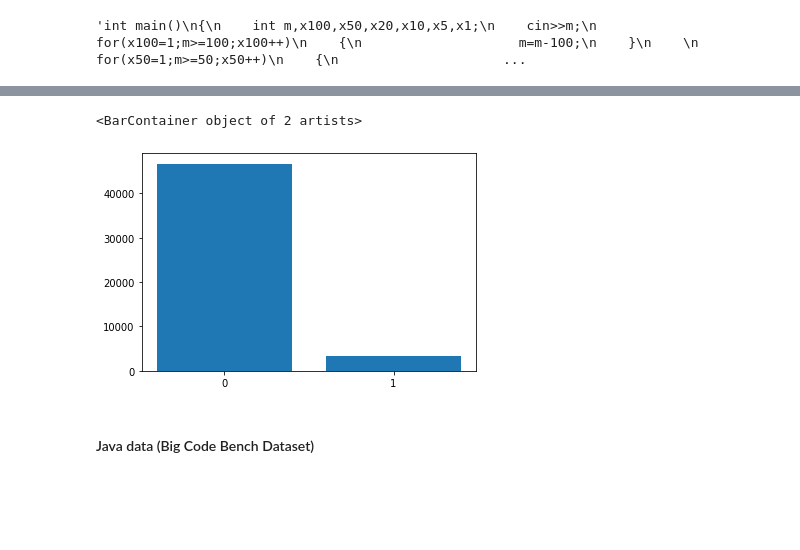
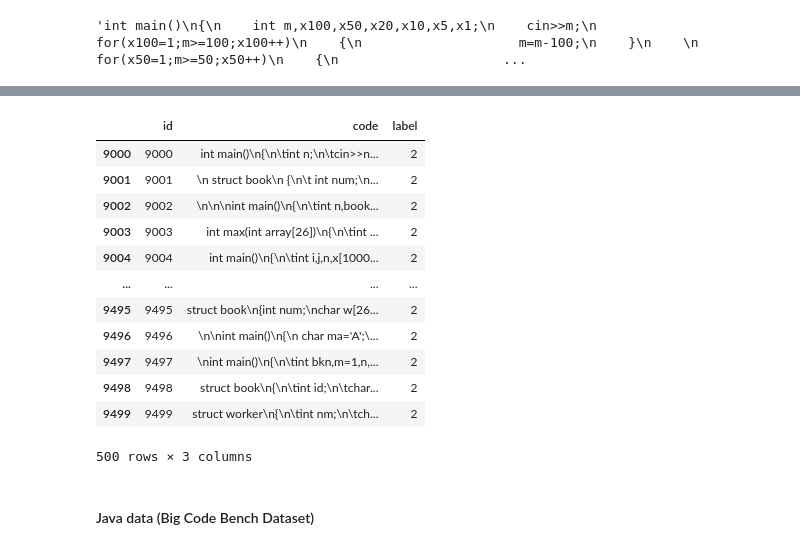
Before and after one commit to hazimhanif/svd_exp3, a Jupyter notebook: Exploration_clone.ipynb, the cells around one changed output, grey strips where cells are left out. Cells and saved outputs as stored; diff of their text form; code cells hidden in the pictures; blank space fills up the shorter version.

```diff
--- a/Exploration_clone.ipynb
+++ b/Exploration_clone.ipynb
@@ -61,8 +103,19 @@ Name: label, dtype: int64
-# %%
-plt.bar(mydf.iloc[:,2].value_counts().index.values.astype('str'),mydf.iloc[:,2].value_counts().values)
-# %% [output]
-<BarContainer object of 2 artists>
-[figure, removed]
+# %%
+mydf2[mydf2.label==2]
+# %% [output]
+|  | id | code | label |
+| 9000 | 9000 | int main()\n{\n\tint n;\n\tcin>>n... | 2 |
+| 9001 | 9001 | \n struct book\n {\n\t int num;\n... | 2 |
+| 9002 | 9002 | \n\n\nint main()\n{\n\tint n,book... | 2 |
+| 9003 | 9003 | int max(int array[26])\n{\n\tint ... | 2 |
+| 9004 | 9004 | int main()\n{\n\tint i,j,n,x[1000... | 2 |
+| ... | ... | ... | ... |
+| 9495 | 9495 | struct book\n{int num;\nchar w[26... | 2 |
+| 9496 | 9496 | \n\nint main()\n{\n char ma='A';\... | 2 |
+| 9497 | 9497 | \nint main()\n{\n\tint bkn,m=1,n,... | 2 |
+| 9498 | 9498 | struct book\n{\n\tint id;\n\tchar... | 2 |
+| 9499 | 9499 | struct worker\n{\n\tint nm;\n\tch... | 2 |
+500 rows × 3 columns
 # %% [markdown]
 #### Java data (Big Code Bench Dataset)
 # %%
```
Also changed, not shown: parts of 6 cells of this notebook, 2 other files.
